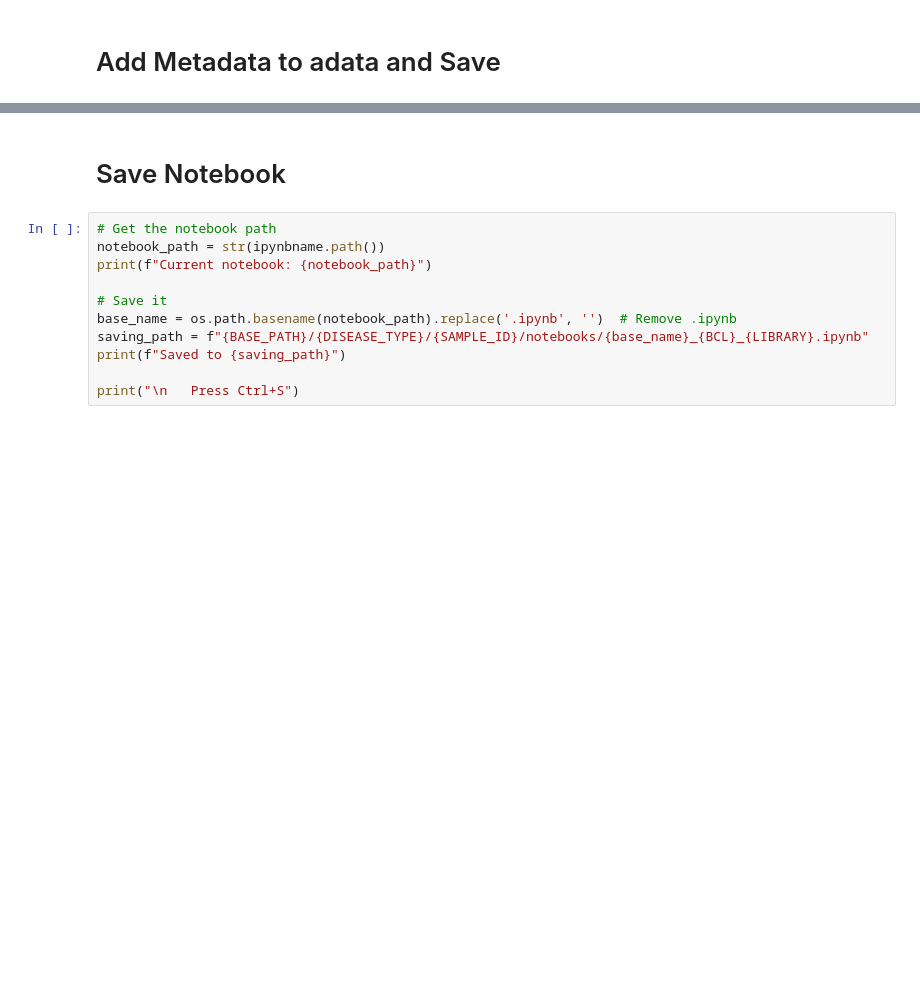
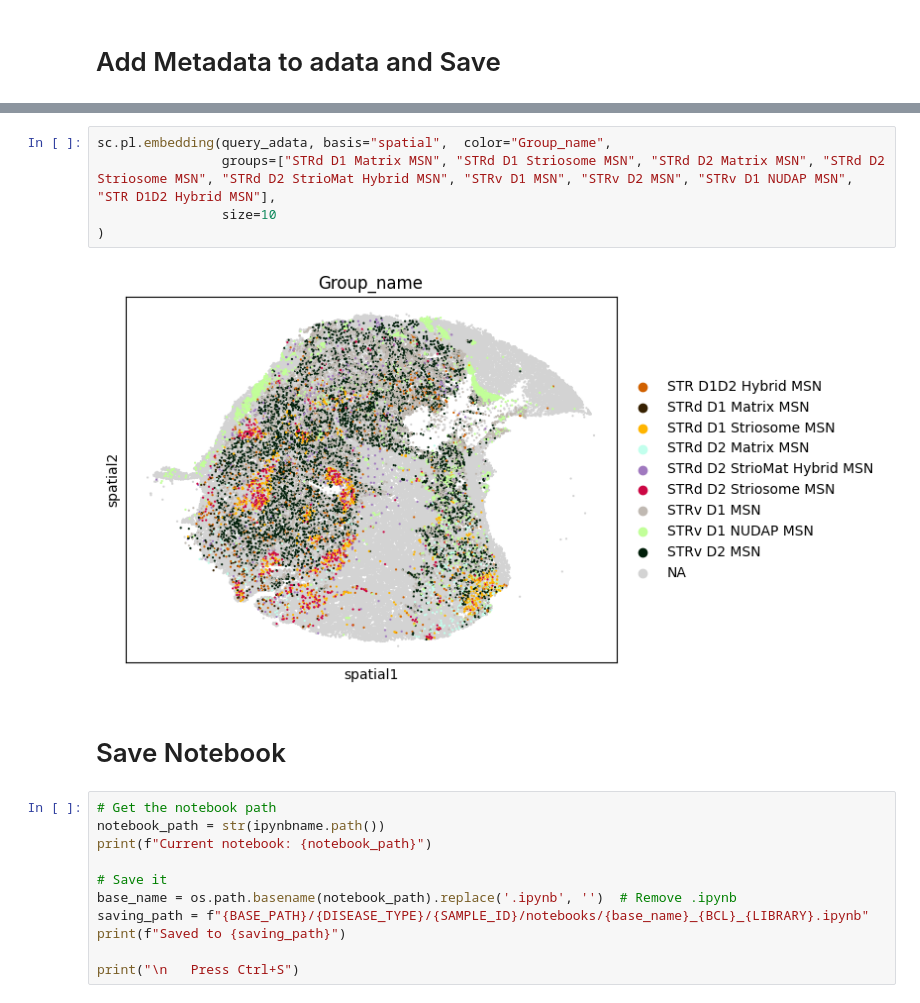
Before and after one commit to 8gabri8/XDP, a Jupyter notebook: script/single_sample_analysis/02_labelling_MapMyCells.ipynb, the cells around one changed output, grey strips where cells are left out. Saved outputs shown, nothing was run; the diff lists cells and outputs as text; blank space fills up the shorter version.

```diff
--- a/script/single_sample_analysis/02_labelling_MapMyCells.ipynb
+++ b/script/single_sample_analysis/02_labelling_MapMyCells.ipynb
@@ -203,3 +204,10 @@ Mapped cells: 36649
+# %%
+sc.pl.embedding(query_adata, basis="spatial",  color="Group_name",
+                groups=["STRd D1 Matrix MSN", "STRd D1 Striosome MSN", "STRd D2 Matrix MSN", "STRd D2 Striosome MSN", "STRd D2 StrioMat Hybrid MSN", "STRv D1 MSN", "STRv D2 MSN", "STRv D1 NUDAP MSN", "STR D1D2 Hybrid MSN"],
+                size=10
+)
+# %% [output]
+[figure, added]
 # %% [markdown]
 # Save Notebook
 # %%
```
Also changed, not shown: parts of 6 cells of this notebook, 8 other files.
